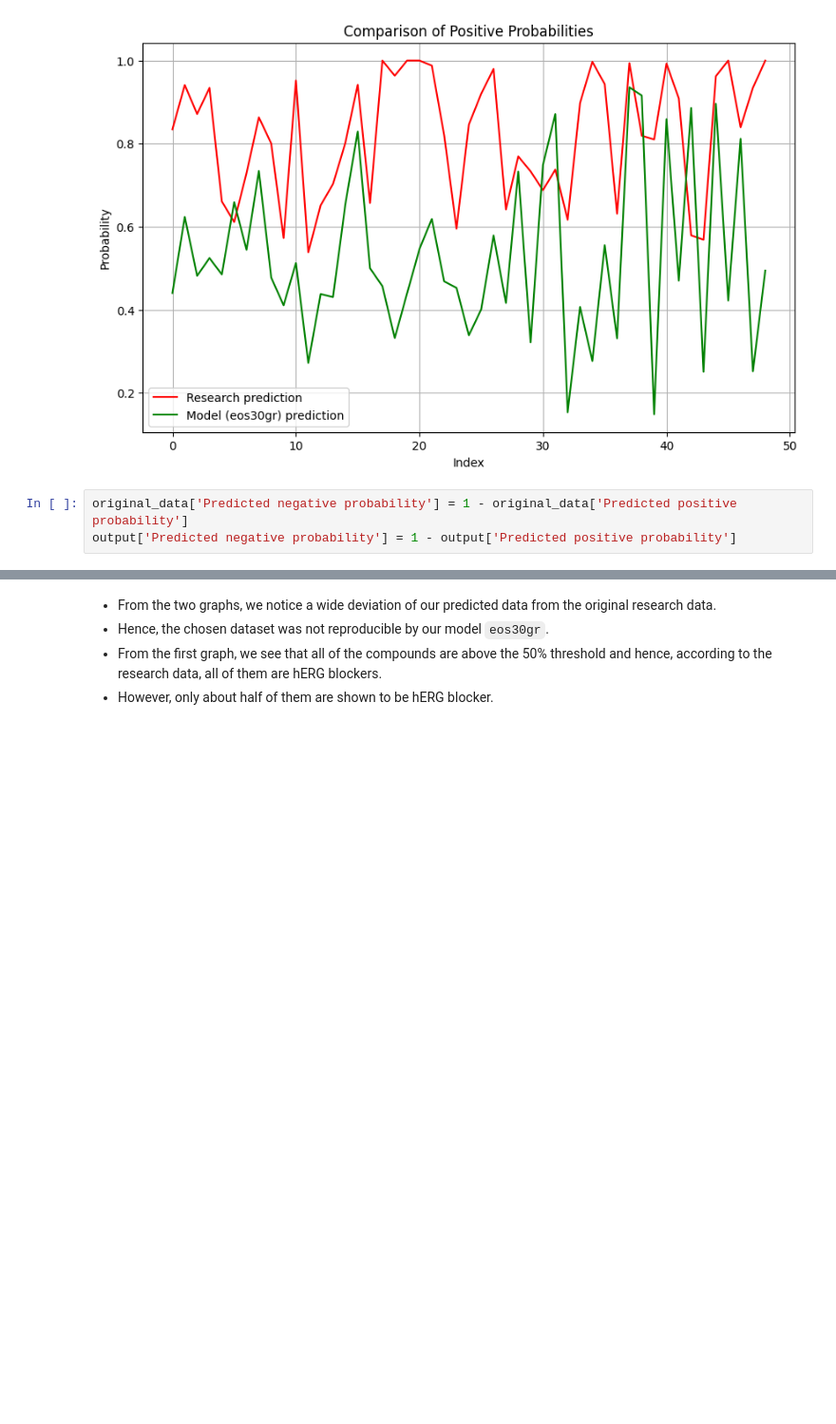
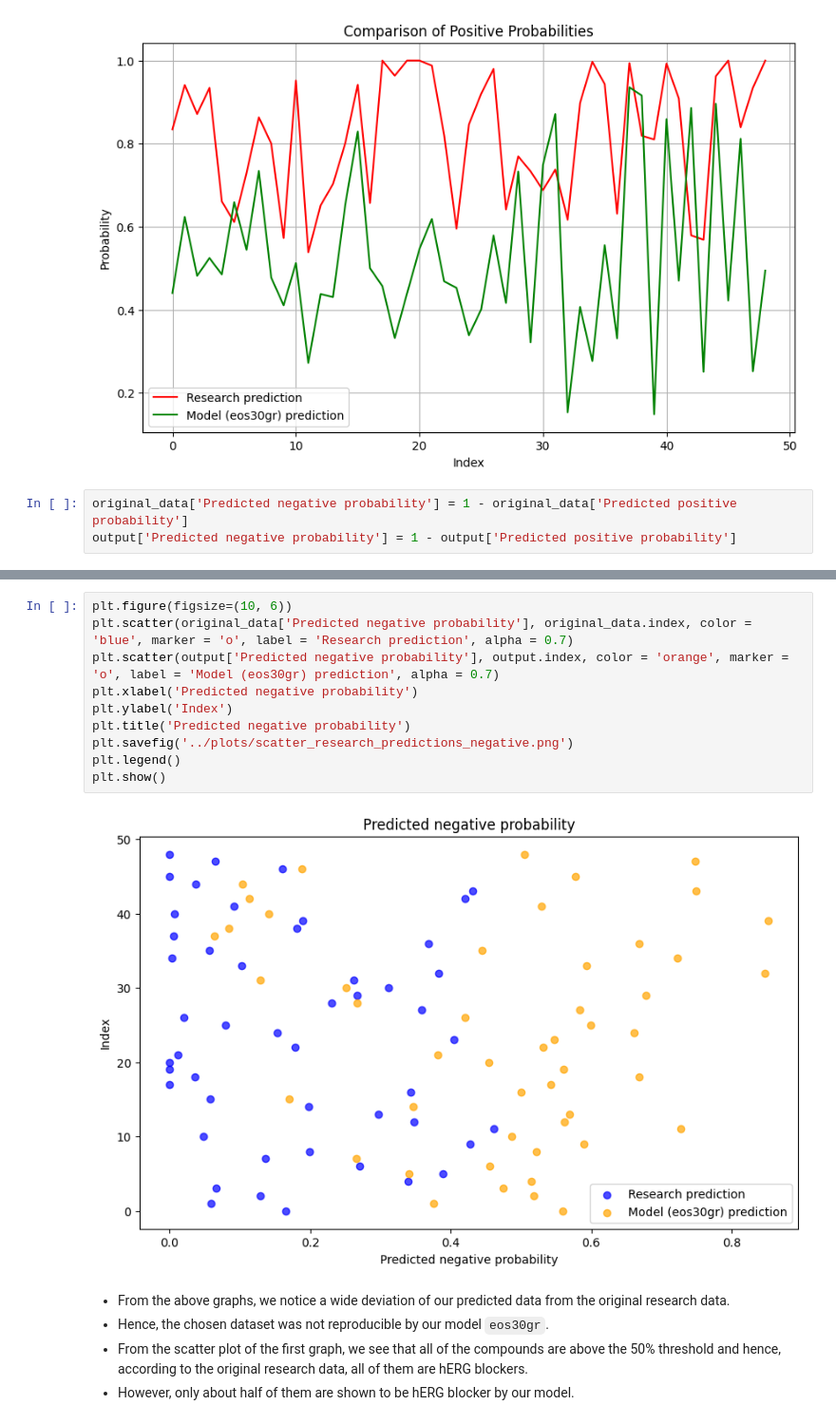
Before and after one commit to anushk4/model-validation, a Jupyter notebook: notebooks/01_model_reproducibility.ipynb, the cells around one changed output, grey strips where cells are left out. Shown: that part at 95% size. Cells and saved outputs as stored; diff of their text form; blank space fills up the shorter version.

```diff
--- a/notebooks/01_model_reproducibility.ipynb
+++ b/notebooks/01_model_reproducibility.ipynb
@@ -206,5 +217,17 @@ plt.show()
+# %%
+plt.figure(figsize=(10, 6))
+plt.scatter(original_data['Predicted negative probability'], original_data.index, color = 'blue', marker = 'o', label = 'Research prediction', alpha = 0.7)
+plt.scatter(output['Predicted negative probability'], output.index, color = 'orange', marker = 'o', label = 'Model (eos30gr) prediction', alpha = 0.7)
+plt.xlabel('Predicted negative probability')
+plt.ylabel('Index')
+plt.title('Predicted negative probability')
+plt.savefig('../plots/scatter_research_predictions_negative.png')
+plt.legend()
+plt.show()
+# %% [output]
+[figure, added]
 # %% [markdown]
-- From the two graphs, we notice a wide deviation of our predicted data from the original research data.
+- From the above graphs, we notice a wide deviation of our predicted data from the original research data.
 - Hence, the chosen dataset was not reproducible by our model `eos30gr`.
-- From the first graph, we see that all of the compounds are above the 50% threshold and hence, according to the research data, all of them are hERG blockers.
-- However, only about half of them are shown to be hERG blocker.
+- From the scatter plot of the first graph, we see that all of the compounds are above the 50% threshold and hence, according to the original research data, all of them are hERG blockers.
+- However, only about half of them are shown to be hERG blocker by our model.
```
Also changed, not shown: parts of 2 cells of this notebook, 5 other files.
